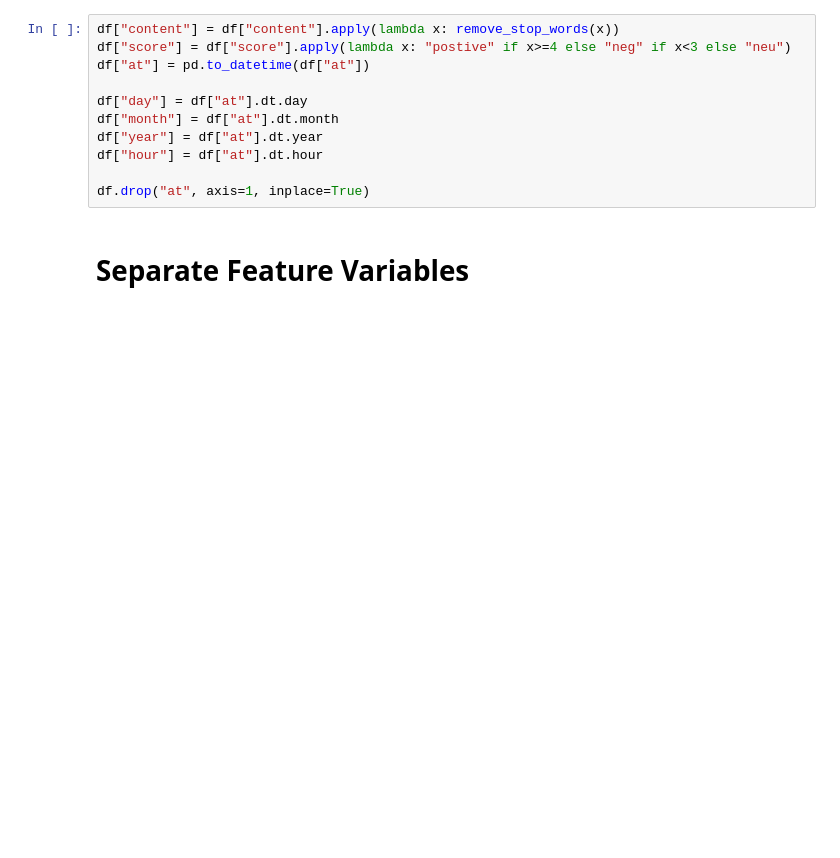
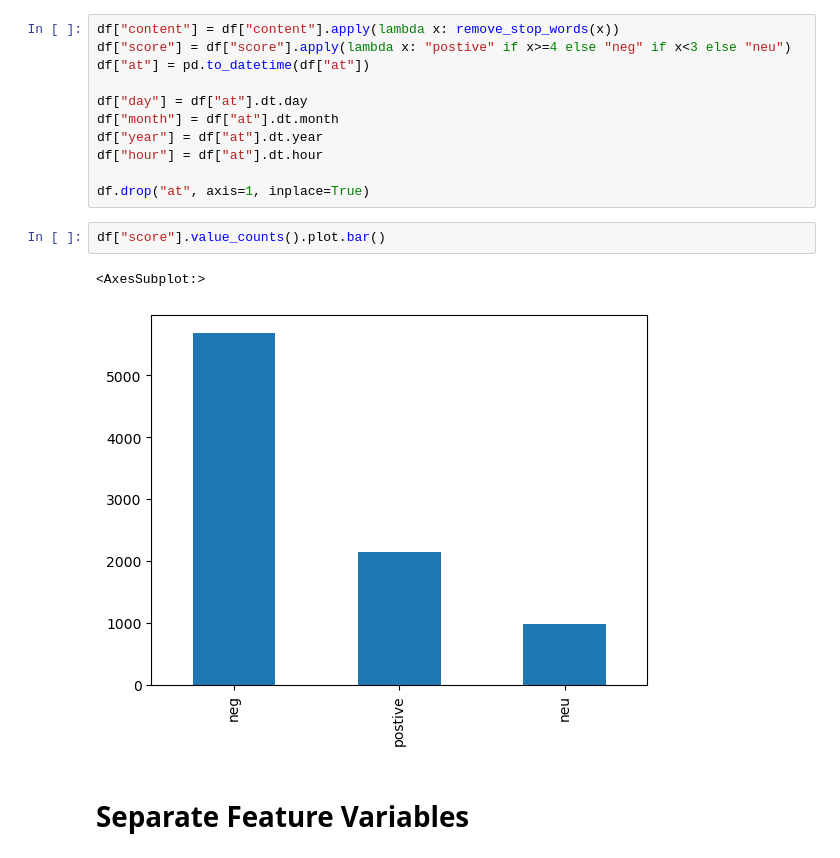
Before and after one commit to MaukanMir/Netflix-Sentiment-Analysis, a Jupyter notebook: training.ipynb, the cells around one changed output. Drawn from its saved outputs; the diff is of its cells as text; blank space fills up the shorter version.

```diff
--- a/training.ipynb
+++ b/training.ipynb
@@ -227,6 +227,11 @@ df["year"] = df["at"].dt.year
 df["hour"] = df["at"].dt.hour
 
 df.drop("at", axis=1, inplace=True)
+# %%
+df["score"].value_counts().plot.bar()
+# %% [output]
+<AxesSubplot:>
+[figure, added]
 # %% [markdown]
 # Separate Feature Variables
 # %%
```
Also changed, not shown: parts of 4 cells of this notebook.
